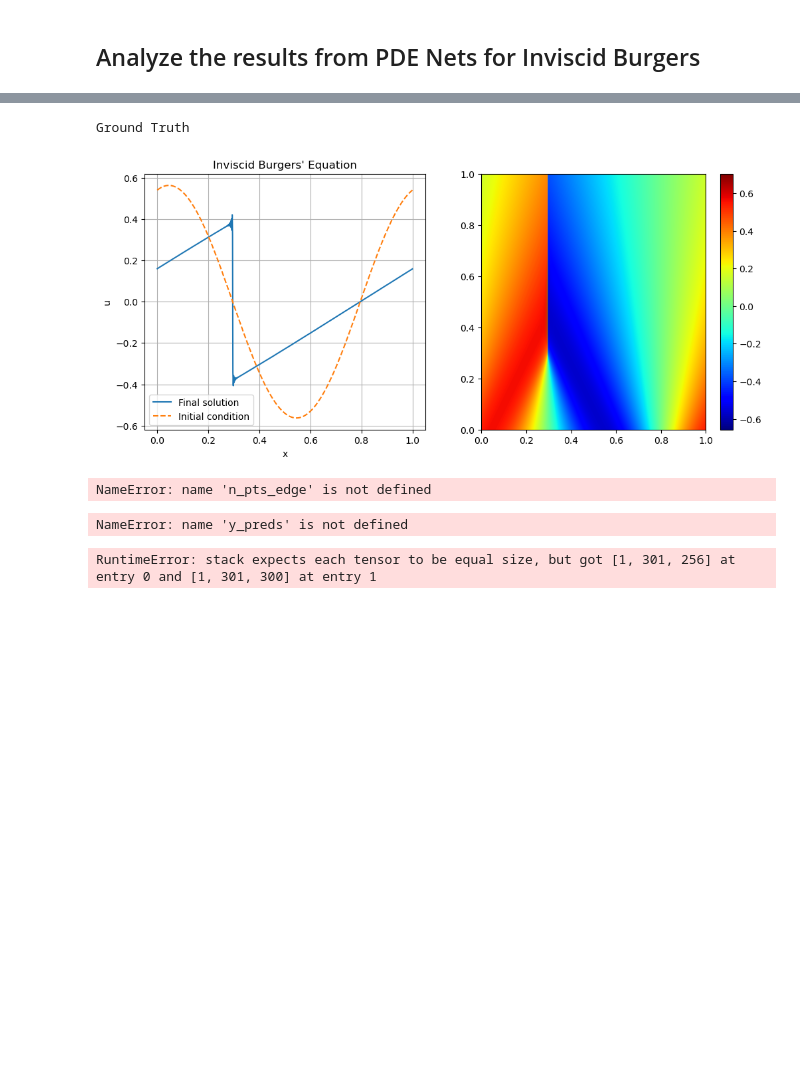
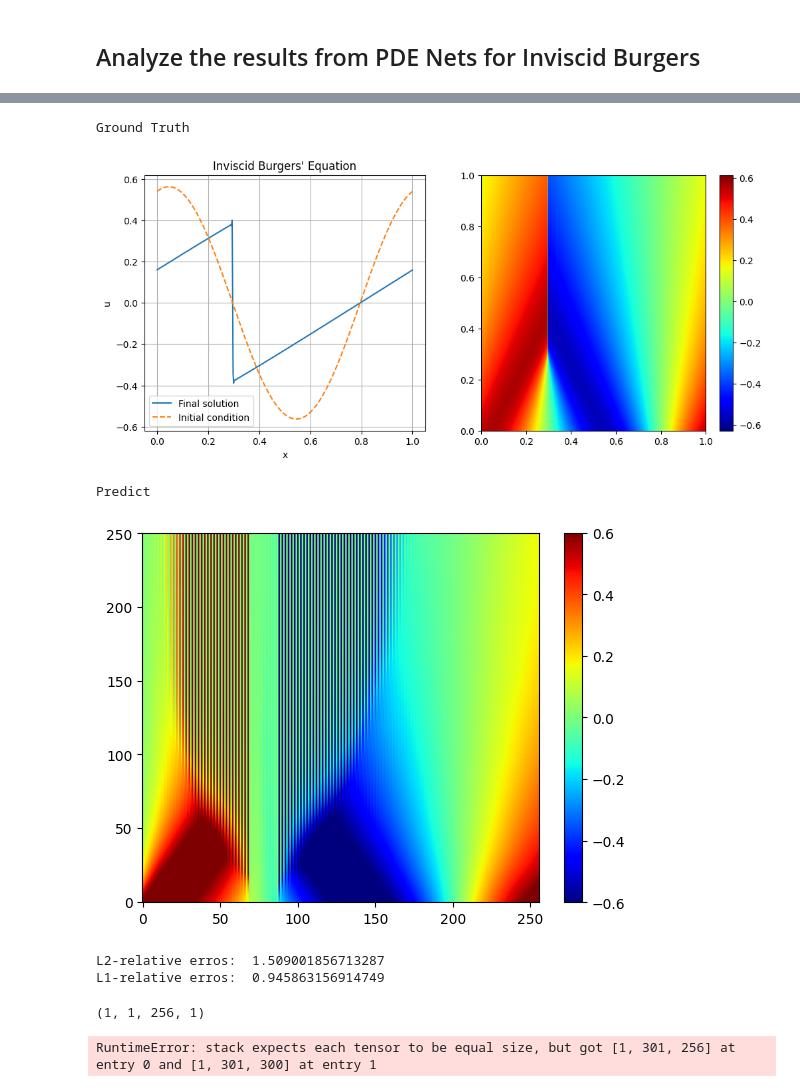
Before and after one commit to Slash715/neuraloperator, a Jupyter notebook: scripts/fno_inviscid/Inviscid-Burgers-PDE-4-256-200-FNO.ipynb, the cells around one changed output, grey strips where cells are left out. Drawn from its saved outputs; the diff is of its cells as text; code cells hidden in the pictures; blank space fills up the shorter version.

```diff
--- a/scripts/fno_inviscid/Inviscid-Burgers-PDE-4-256-200-FNO.ipynb
+++ b/scripts/fno_inviscid/Inviscid-Burgers-PDE-4-256-200-FNO.ipynb
@@ -29,6 +25,7 @@ import utils
 <h2>Analyze the results from PDE Nets for Inviscid Burgers</h2>
 # %%
 import torch
+%cd /gpfs/gibbs/project/lu_lu/tp526/neuraloperator
 from neuralop.models import FNO  # or your make_fno
 
 device = torch.device("cuda" if torch.cuda.is_available() else "cpu")
@@ -52,7 +49,7 @@ model = FNO(
     n_layers=layers,
 ).to(device)
 
-state = torch.load("PDE-burgers-256-128-FNO.pt", map_location=device, weights_only=False)
+state = torch.load("/gpfs/gibbs/project/lu_lu/tp526/neuraloperator/scripts/fno_inviscid/PDE-burgers-256-128-FNO.pt", map_location=device, weights_only=False)
 model.load_state_dict(state)
 model.eval()
 # %% [output]
@@ -182,61 +102,52 @@ Compiling model...
+# %%
+device = torch.device("cuda" if torch.cuda.is_available() else "cpu")
 # %%
 # Example usage
 
 print("Ground Truth")
 ic = lambda x : np.sin(2*np.pi*x)+np.cos(2*np.pi*x+np.ones_like(x))
-u_0 = utils.numericals.solve_inviscid_burgers(ic, t_max=1, Nx=750, Nt=2000, plot=True)
+u_0 = utils.numericals.solve_inviscid_burgers(ic, t_max=1, Nx=256*2, Nt=5000, plot=True)
 
 # Compute L2-relative error
-u_0 = np.array(u_0)[::4, ::5]
+u_0 = np.array(u_0)[::20, ::2]
 Nt, Nx = u_0.shape
 
+print("Predict")
 
-
-
-eval_pts = np.linspace(0, 1, num=n_pts_edge, endpoint=False)[:, None]
+n_pts_edge = 256
+eval_pts = np.linspace(0, 1, num=n_pts_edge, endpoint=False)
 v_branch = ic(eval_pts)
 
-n_curves = 150
-n_time = Nt
+# grid of predictions
 
-# grid of predictions
-x = np.linspace(0, 1.0, num=n_curves)
-t = np.linspace(0, 1, num=n_time)
+x_grid = np.linspace(0, 1.0, num=Nx)
+t_grid = np.linspace(0, 1.0, num=Nt)
 
-xv, tv = np.meshgrid(x, t)
-x_trunk = np.vstack((np.ravel(xv), np.ravel(tv))).T
+y_preds = fno_predict_u(model, v_branch, x_grid, t_grid, 1.0, device)
 
-y_preds = model.predict((v_branch.reshape(1,n_pts_edge), x_trunk))
+# y = np.asarray(y_preds)
+# if y.ndim == 2 and y.shape[1] > 1:
+#     y = y[:, 1]  # u channel
+# y_pred = y.reshape(n_time, n_curves)
 
+plt.figure()
+plt.imshow(y_preds, origin="lower", aspect="auto", cmap="jet", vmin=-0.6, vmax=0.6)
+plt.colorbar()
+plt.show()
 
-y = np.asarray(y_preds)
-if y.ndim == 2 and y.shape[1] > 1:
-    y = y[:, 1]  # u channel
-y_pred = y.reshape(n_time, n_curves)
-
-
-
-
-'''characteristics, u_vals = y_preds[:,0], y_preds[:,1]
-
-u_pred = utils.post_process_1d.chars_onet_predict(model, v_branch, n_pts_edge,
-                                                  n_curves, n_time,
-                                                  150, 501,
-                                                  x_min=0.0, x_max=1.0, t_max=1.0,
-                                                  prev=1, fwd=1,
-                                                  interp="linear", plot=True)'''
-
-
-print("L2-relative erros: ", utils.metrics.major_err(u_0-y_pred, u_0, 0.99))
-print("L1-relative erros: ", utils.metrics.major_err(u_0-y_pred, u_0, 0.99, ord=1))
+print("L2-relative erros: ", utils.metrics.major_err(u_0-y_preds, u_0, 0.99))
+print("L1-relative erros: ", utils.metrics.major_err(u_0-y_preds, u_0, 0.99, ord=1))
 # %% [output]
 Ground Truth
-[figure, old version]
+[figure, new version]
-NameError: name 'n_pts_edge' is not defined
+Predict
+[figure, added]
+L2-relative erros:  1.509001856713287
+L1-relative erros:  0.945863156914749
-# %%
-print("u_0:", u_0.shape, "y:", np.asarray(y_preds).shape)
-# %% [output]
-NameError: name 'y_preds' is not defined
+# %%
+v_branch[None, None, :].shape
+# %% [output]
+(1, 1, 256, 1)
 # %%
 # L1 relative errors
 n_pts_edge = 256
```
Also changed, not shown: parts of 4 cells of this notebook, 1 other file.
